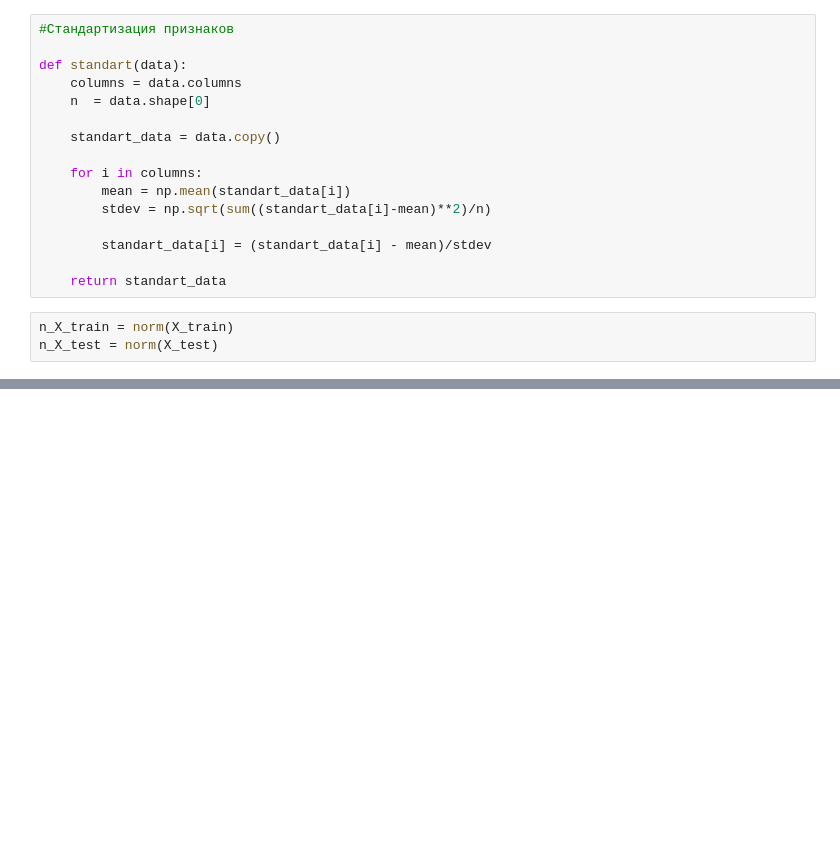
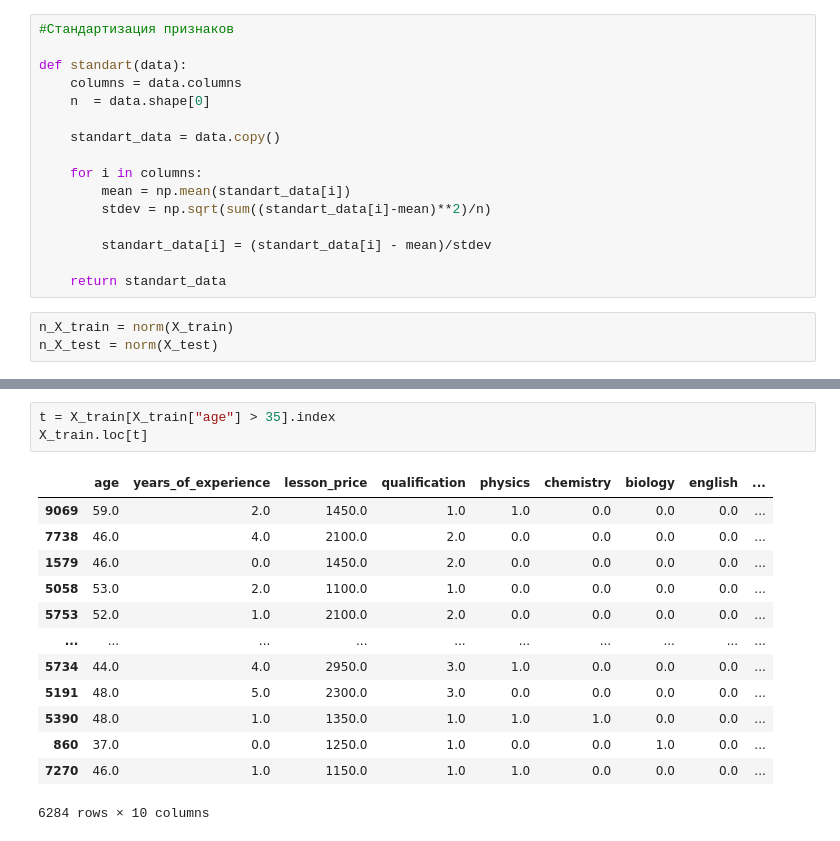
Before and after one commit to Ergney/Project-for-competition-of-Kaggle, a Jupyter notebook: Untitled.ipynb, the cells around one changed output, grey strips where cells are left out. Drawn from its saved outputs; the diff is of its cells as text; blank space fills up the shorter version.

```diff
--- a/Untitled.ipynb
+++ b/Untitled.ipynb
@@ -323,0 +445,17 @@ Params: alpha=0.001, stop_value=0.001, max_iteration=10000
+# %%
+t = X_train[X_train["age"] > 35].index
+X_train.loc[t]
+# %% [output]
+|  | age | years_of_experience | lesson_price | qualification | physics | chemistry | biology | english | ... |
+| 9069 | 59.0 | 2.0 | 1450.0 | 1.0 | 1.0 | 0.0 | 0.0 | 0.0 | ... |
+| 7738 | 46.0 | 4.0 | 2100.0 | 2.0 | 0.0 | 0.0 | 0.0 | 0.0 | ... |
+| 1579 | 46.0 | 0.0 | 1450.0 | 2.0 | 0.0 | 0.0 | 0.0 | 0.0 | ... |
+| 5058 | 53.0 | 2.0 | 1100.0 | 1.0 | 0.0 | 0.0 | 0.0 | 0.0 | ... |
+| 5753 | 52.0 | 1.0 | 2100.0 | 2.0 | 0.0 | 0.0 | 0.0 | 0.0 | ... |
+| ... | ... | ... | ... | ... | ... | ... | ... | ... | ... |
+| 5734 | 44.0 | 4.0 | 2950.0 | 3.0 | 1.0 | 0.0 | 0.0 | 0.0 | ... |
+| 5191 | 48.0 | 5.0 | 2300.0 | 3.0 | 0.0 | 0.0 | 0.0 | 0.0 | ... |
+| 5390 | 48.0 | 1.0 | 1350.0 | 1.0 | 1.0 | 1.0 | 0.0 | 0.0 | ... |
+| 860 | 37.0 | 0.0 | 1250.0 | 1.0 | 0.0 | 0.0 | 1.0 | 0.0 | ... |
+| 7270 | 46.0 | 1.0 | 1150.0 | 1.0 | 1.0 | 0.0 | 0.0 | 0.0 | ... |
+6284 rows × 10 columns
```
Also changed, not shown: parts of 11 cells of this notebook.
